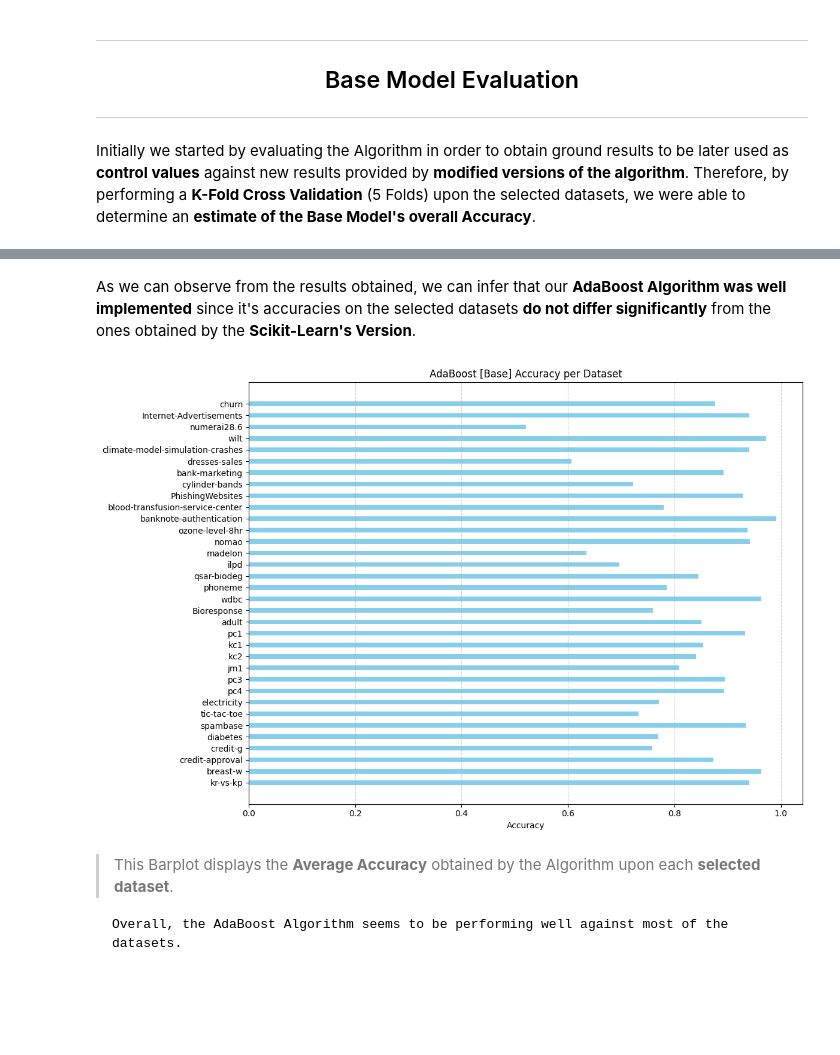
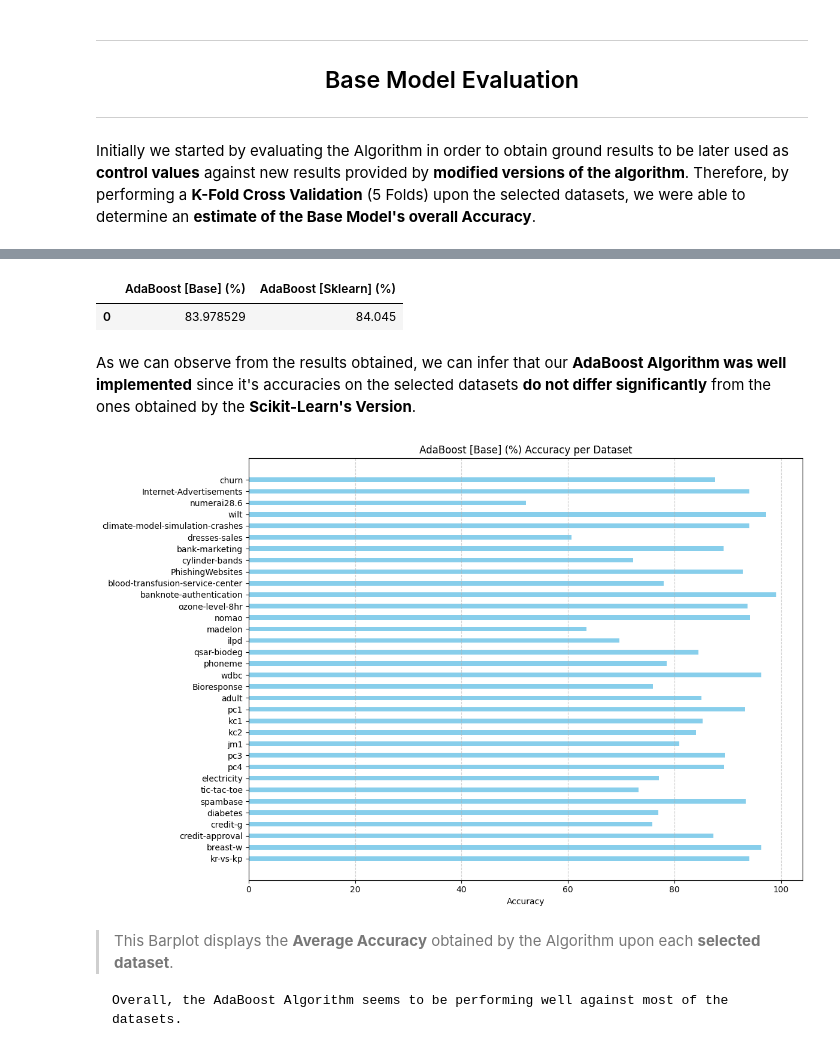
Before and after one commit to EstevesX10/ML1-AdaBoost-Analysis-Optimization, a Jupyter notebook: AdaBoost/AdaBoost.ipynb, the cells around one changed output, grey strips where cells are left out. Drawn from its saved outputs; the diff is of its cells as text; code cells hidden in the pictures; blank space fills up the shorter version.

```diff
--- a/AdaBoost/AdaBoost.ipynb
+++ b/AdaBoost/AdaBoost.ipynb
@@ -249,7 +249,6 @@ Initially we started by evaluating the Algorithm in order to obtain ground resul
 # %%
 try:
     # Model Already Evaluated with the results Stored
-    assert(1==0)
     Base_Results = pd.read_csv('./Experimental Results/AdaBoost_Base_Results.csv')
 except:
     # Evaluating the Base Model as well as the Sklearn's version
@@ -263,10 +277,17 @@ Base_Results
+# %%
+# Inspecting the Average Results obtained
+Average_Base_Results = Evaluate_Average_Results(Base_Results, ['AdaBoost [Base] (%)', 'AdaBoost [Sklearn] (%)'])
+Average_Base_Results
+# %% [output]
+|  | AdaBoost [Base] (%) | AdaBoost [Sklearn] (%) |
+| 0 | 83.978529 | 84.045 |
 # %% [markdown]
 As we can observe from the results obtained, we can infer that our **AdaBoost Algorithm was well implemented** since it's accuracies on the selected datasets **do not differ significantly** from the ones obtained by the **Scikit-Learn's Version**.
 # %%
 # Plotting the Base Reults of our algoritm's base implementation
-Model_Accuracies_Per_Dataset(Base_Results, 'AdaBoost [Base]')
+Model_Accuracies_Per_Dataset(Base_Results, 'AdaBoost [Base] (%)')
 # %% [output]
-[figure, old version]
+[figure, new version]
 # %% [markdown]
 > This Barplot displays the **Average Accuracy** obtained by the Algorithm upon each **selected dataset**.
 
```
Also changed, not shown: parts of 10 cells of this notebook.
